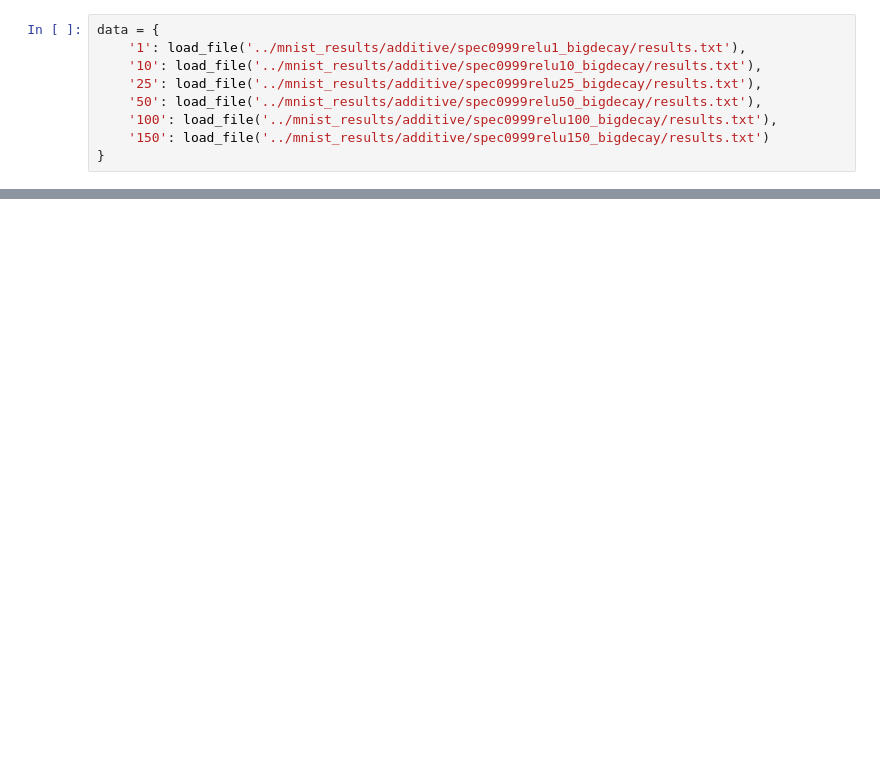
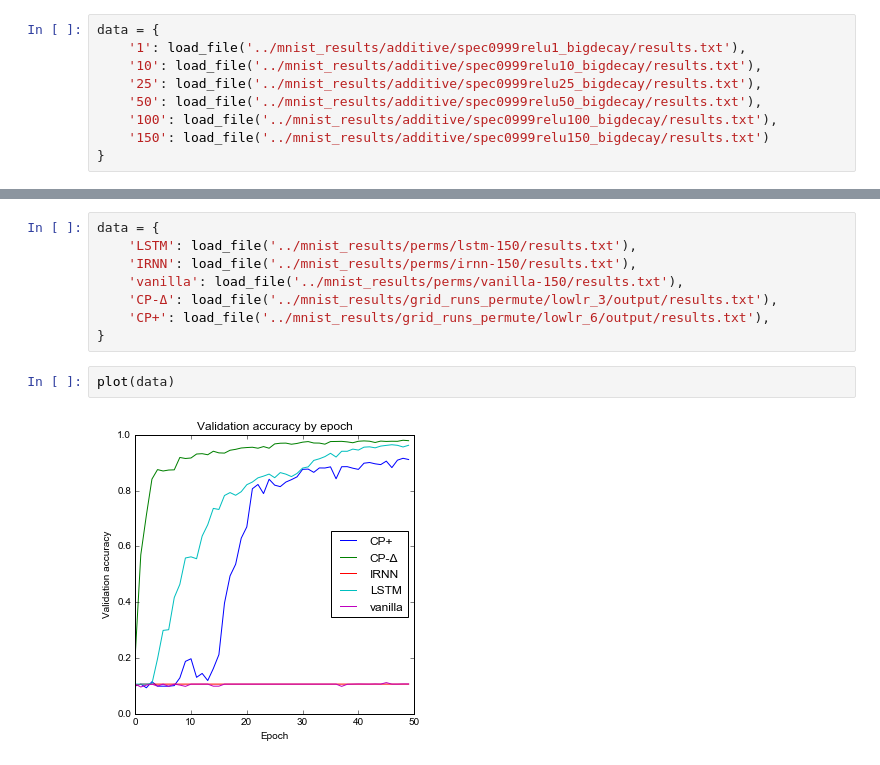
Before and after one commit to PFCM/489-notebooks, a Jupyter notebook: mnist_graphs.ipynb, the cells around one changed output, grey strips where cells are left out. Cells and saved outputs as stored; diff of their text form; blank space fills up the shorter version.

```diff
--- a/mnist_graphs.ipynb
+++ b/mnist_graphs.ipynb
@@ -49,0 +87,12 @@ plot(data, sortkey=int, legendtitle='rank')
+# %%
+data = {
+    'LSTM': load_file('../mnist_results/perms/lstm-150/results.txt'),
+    'IRNN': load_file('../mnist_results/perms/irnn-150/results.txt'),
+    'vanilla': load_file('../mnist_results/perms/vanilla-150/results.txt'),
+    'CP-Δ': load_file('../mnist_results/grid_runs_permute/lowlr_3/output/results.txt'),
+    'CP+': load_file('../mnist_results/grid_runs_permute/lowlr_6/output/results.txt'),
+}
+# %%
+plot(data)
+# %% [output]
+[figure, added]
```
Also changed, not shown: parts of 8 cells of this notebook, 1 other file.
